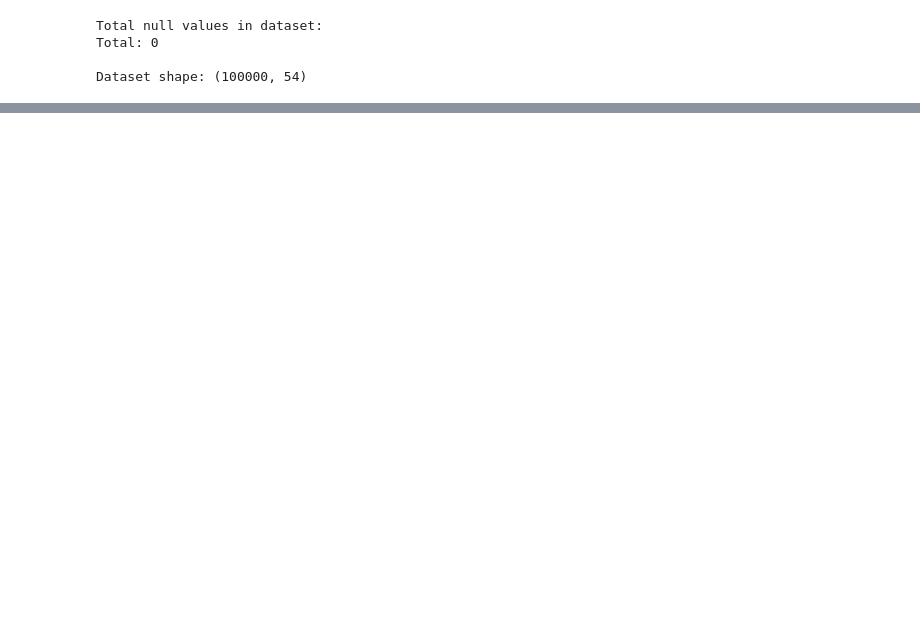
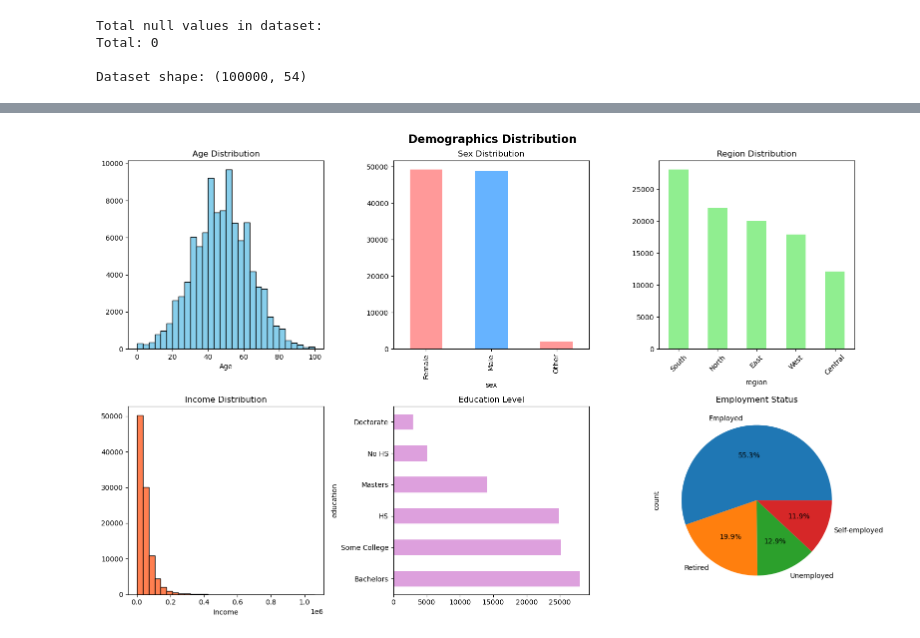
Before and after one commit to KhengChamnan/linear_predict, a Jupyter notebook: insurance_predict.ipynb, the cells around one changed output, grey strips where cells are left out. Drawn from its saved outputs; the diff is of its cells as text; code cells hidden in the pictures; blank space fills up the shorter version.

Commit message:
EXPLORATORY DATA ANALYSIS (EDA)

```diff
--- a/insurance_predict.ipynb
+++ b/insurance_predict.ipynb
@@ -117,0 +112,17 @@ Dataset shape: (100000, 54)
+# %%
+# Data types check
+print('\nData types:')
+print(df.dtypes)
+
+# Convert date columns if any were inferred (in our dataset there are no explicit date fields)
+# If there were a date column, you may use pd.to_datetime(df['date_column'])
+
+# For categorical features, ensure they are in the proper type
+categorical_cols = ['sex', 'region', 'urban_rural', 'education', 'marital_status', 'employment_status', 'smoker', 'alcohol_freq', 'plan_type', 'network_tier']
+for col in categorical_cols:
+    if col in df.columns:
+        df[col] = df[col].astype('category')
+
+# Verify the changes
+print('\nUpdated data types:')
+print(df.dtypes)
@@ -117,0 +149,77 @@ Dataset shape: (100000, 54)
+# %%
+# ============================================================================
+# 3. EXPLORATORY DATA ANALYSIS
+# ============================================================================
+print("\n\n3. EXPLORATORY DATA ANALYSIS")
+print("-" * 80)
+
+# Demographics Distribution
+fig, axes = plt.subplots(2, 3, figsize=(16, 10))
+fig.suptitle('Demographics Distribution', fontsize=16, fontweight='bold')
+
+axes[0, 0].hist(df['age'], bins=30, color='skyblue', edgecolor='black')
+axes[0, 0].set_title('Age Distribution')
+axes[0, 0].set_xlabel('Age')
+
+df['sex'].value_counts().plot(kind='bar', ax=axes[0, 1], color=['#ff9999', '#66b3ff'])
+axes[0, 1].set_title('Sex Distribution')
+
+df['region'].value_counts().plot(kind='bar', ax=axes[0, 2], color='lightgreen')
+axes[0, 2].set_title('Region Distribution')
+axes[0, 2].tick_params(axis='x', rotation=45)
+
+axes[1, 0].hist(df['income'], bins=30, color='coral', edgecolor='black')
+axes[1, 0].set_title('Income Distribution')
+axes[1, 0].set_xlabel('Income')
+
+df['education'].value_counts().plot(kind='barh', ax=axes[1, 1], color='plum')
+axes[1, 1].set_title('Education Level')
+
+df['employment_status'].value_counts().plot(kind='pie', ax=axes[1, 2], autopct='%1.1f%%')
+axes[1, 2].set_title('Employment Status')
+
+plt.tight_layout()
+plt.show()
+
+# Health Conditions
+health_cols = ['hypertension', 'diabetes', 'asthma', 'copd', 'cardiovascular_disease', 'cancer_history']
+fig, axes = plt.subplots(2, 3, figsize=(16, 10))
+fig.suptitle('Health Conditions Prevalence', fontsize=16, fontweight='bold')
+
+for idx, col in enumerate(health_cols):
+    ax = axes[idx // 3, idx % 3]
+    counts = df[col].value_counts()
+    prevalence = (counts.get(1, 0) / len(df) * 100) if 1 in counts.index else 0
+    ax.bar(['No', 'Yes'], [counts.get(0, 0), counts.get(1, 0)], color=['lightblue', 'salmon'])
+    ax.set_title(f'{col.replace("_", " ").title()}\n({prevalence:.1f}% affected)')
+    ax.set_ylabel('Count')
+
+plt.tight_layout()
+plt.show()
+
+# Lifestyle Factors
+fig, axes = plt.subplots(2, 2, figsize=(14, 10))
+fig.suptitle('Lifestyle Factors', fontsize=16, fontweight='bold')
+
+axes[0, 0].hist(df['bmi'], bins=30, color='gold', edgecolor='black')
+axes[0, 0].set_title('BMI Distribution')
+
+# Check if alcohol_freq is numeric or categorical
+if df['alcohol_freq'].dtype == 'object':
+    df['alcohol_freq'].value_counts().plot(kind='bar', ax=axes[0, 1], color='lightgreen')
+    axes[0, 1].set_title('Alcohol Frequency Distribution')
+else:
+    df['alcohol_freq'].value_counts().plot(kind='bar', ax=axes[0, 1], color='lightgreen')
+    axes[0, 1].set_title('Alcohol Frequency Distribution')
+
+axes[1, 0].hist(df['visits_last_year'], bins=20, color='lightcoral', edgecolor='black')
+axes[1, 0].set_title('Healthcare Visits (Last Year)')
+
+smoker_counts = df['smoker'].value_counts()
+axes[1, 1].bar(['Non-Smoker', 'Smoker'], [smoker_counts.get(0, 0), smoker_counts.get(1, 0)],
+               color=['lightgreen', 'darkred'])
+axes[1, 1].set_title('Smoker Status')
+
+plt.tight_layout()
+plt.show()
+# %% [output]
@@ -117,0 +228 @@ Dataset shape: (100000, 54)
+[figure, added]
```
Also changed, not shown: parts of 9 cells of this notebook.
